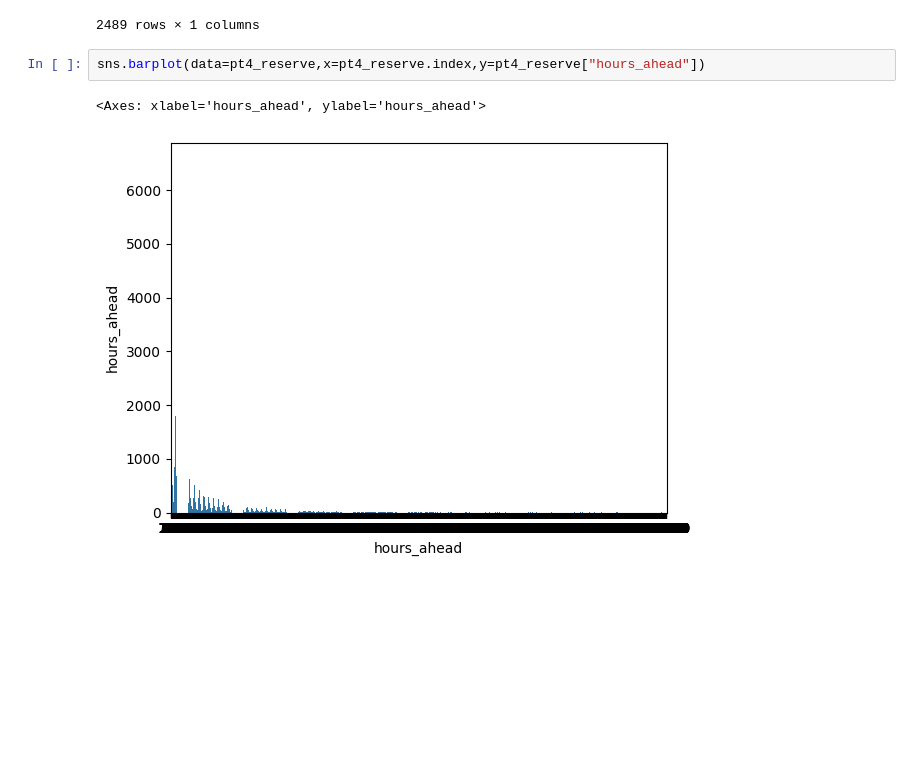
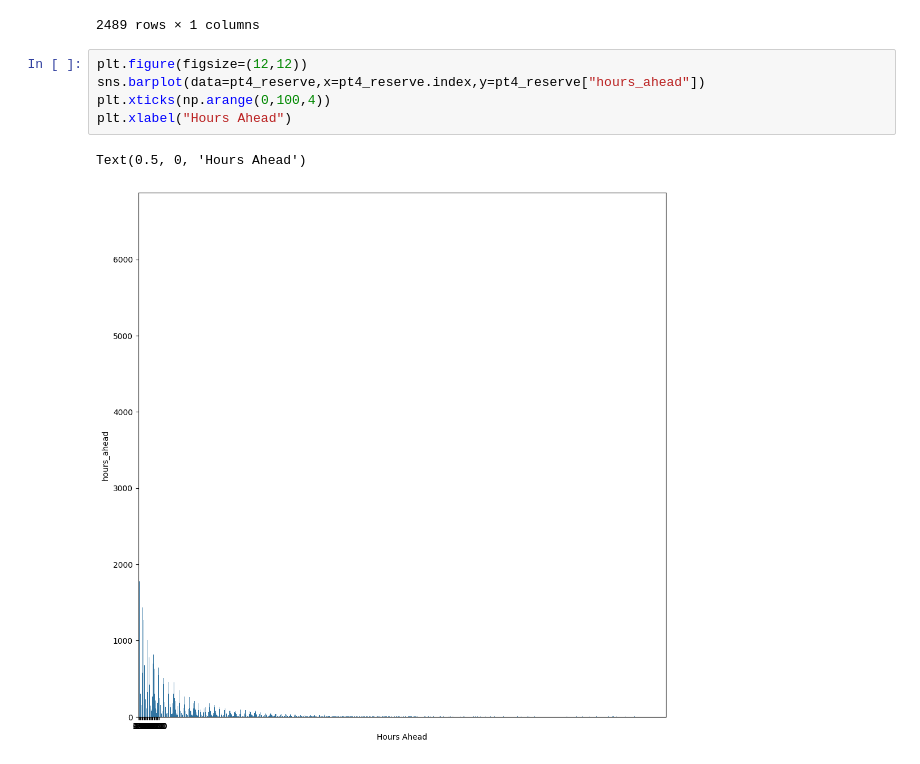
Before and after one commit to prasadPattuvamVeedu/Restaurent_visitor_forecating, a Jupyter notebook: resturent_visitor.ipynb, the cells around one changed output. Cells and saved outputs as stored; diff of their text form; blank space fills up the shorter version.

```diff
--- a/resturent_visitor.ipynb
+++ b/resturent_visitor.ipynb
@@ -1421,7 +1443,10 @@ pt4_reserve
 | 9435.0 | 1 |
 2489 rows × 1 columns
 # %%
+plt.figure(figsize=(12,12))
 sns.barplot(data=pt4_reserve,x=pt4_reserve.index,y=pt4_reserve["hours_ahead"])
+plt.xticks(np.arange(0,100,4))
+plt.xlabel("Hours Ahead")
 # %% [output]
-<Axes: xlabel='hours_ahead', ylabel='hours_ahead'>
+Text(0.5, 0, 'Hours Ahead')
-[figure, old version]
+[figure, new version]
```
Also changed, not shown: parts of 14 cells of this notebook.
